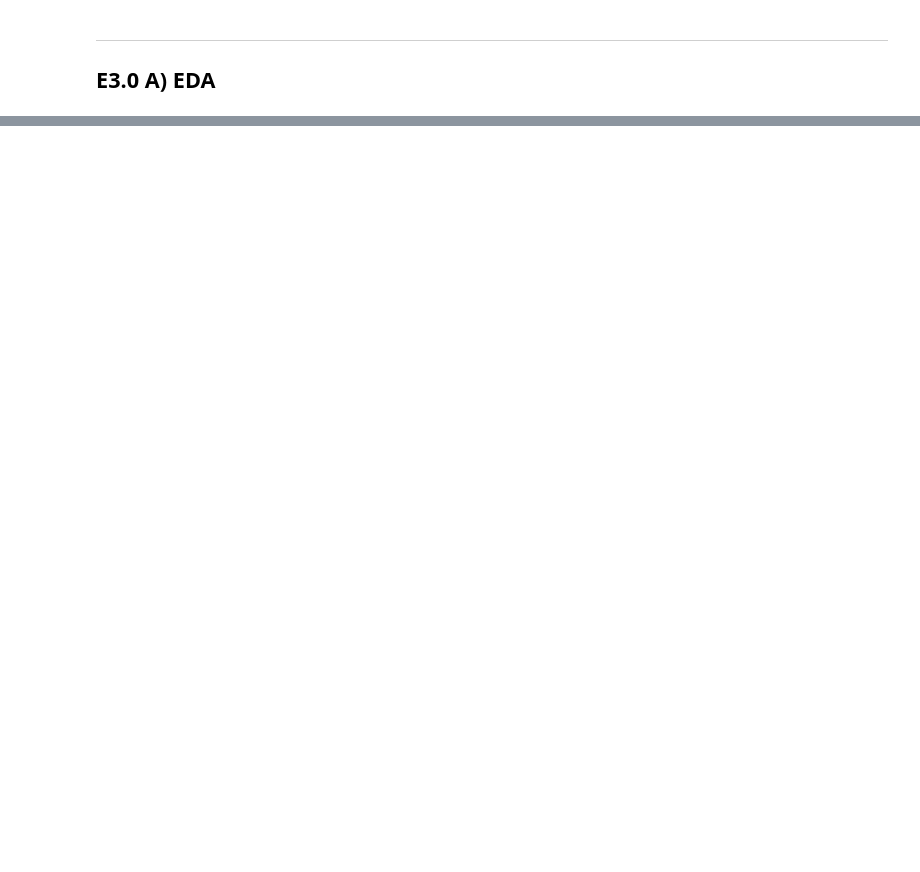
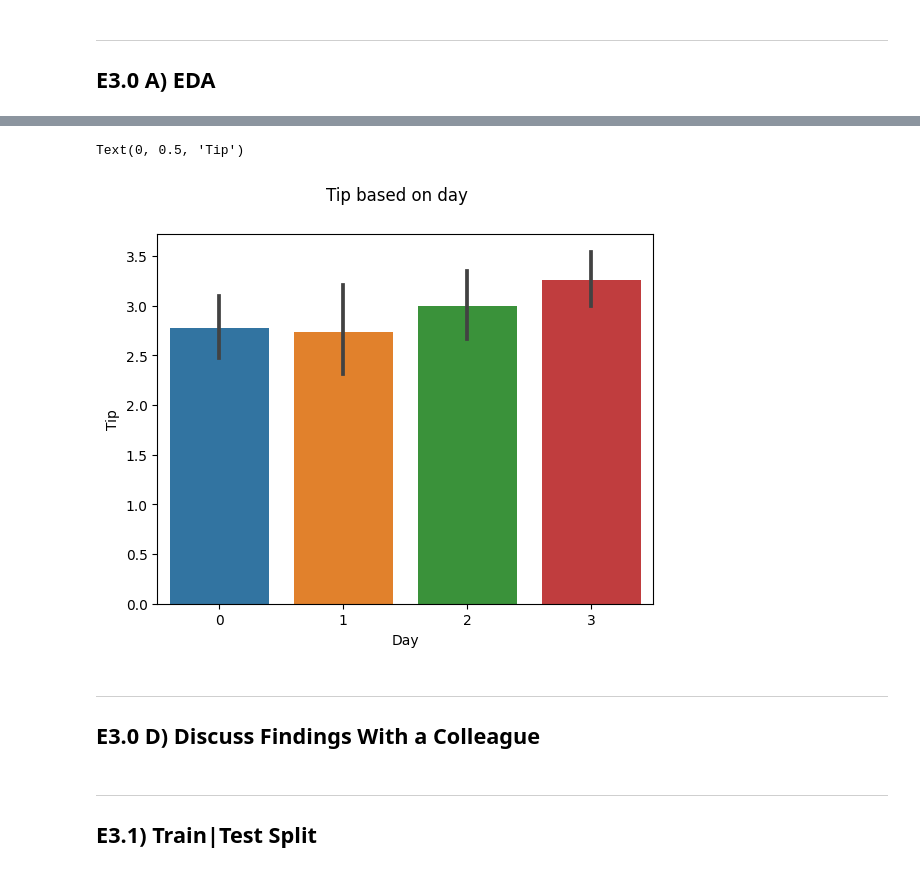
Before and after one commit to Andreas-Svensson/machine_learning, a Jupyter notebook: exercises/E3.ipynb, the cells around one changed output, grey strips where cells are left out. Saved outputs shown, nothing was run; the diff lists cells and outputs as text; code cells hidden in the pictures; blank space fills up the shorter version.

```diff
--- a/exercises/E3.ipynb
+++ b/exercises/E3.ipynb
@@ -54,0 +119,14 @@ sns.pairplot(df, kind = "reg");
+# %%
+sns.barplot([df[df["day_Thur"] == 1]["tip"], df[df["day_Fri"] == 1]["tip"], df[df["day_Sat"] == 1]["tip"], df[df["day_Sun"] == 1]["tip"]]);
+plt.suptitle("Tip based on day");
+plt.xlabel("Day")
+plt.ylabel("Tip")
+# %% [output]
+Text(0, 0.5, 'Tip')
+[figure, added]
+# %% [markdown]
+---
+## E3.0 D) Discuss Findings With a Colleague
+# %% [markdown]
+---
+## E3.1) Train|Test Split
```
Also changed, not shown: parts of 13 cells of this notebook.
